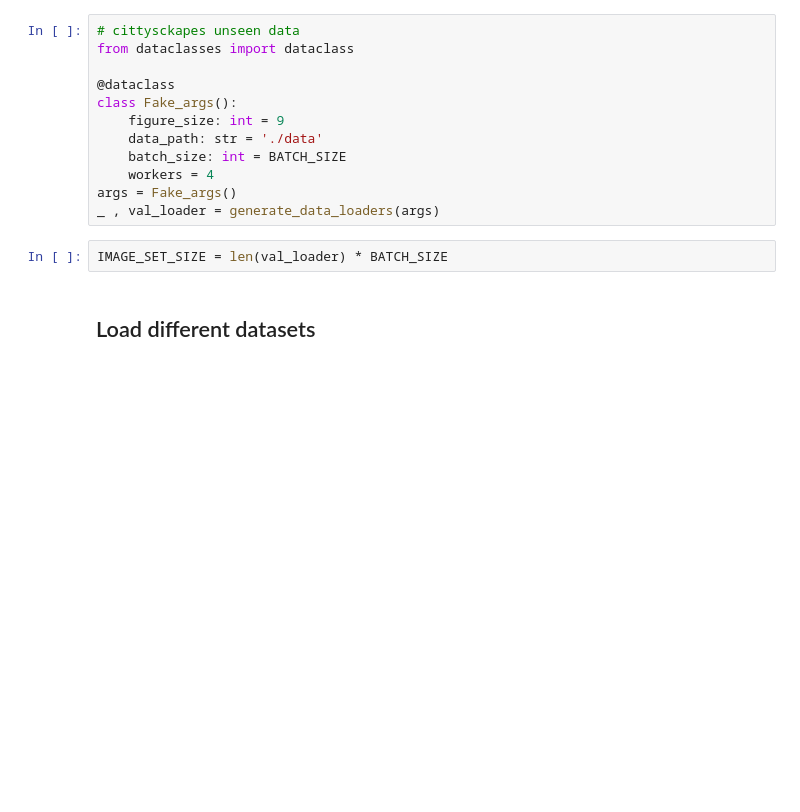
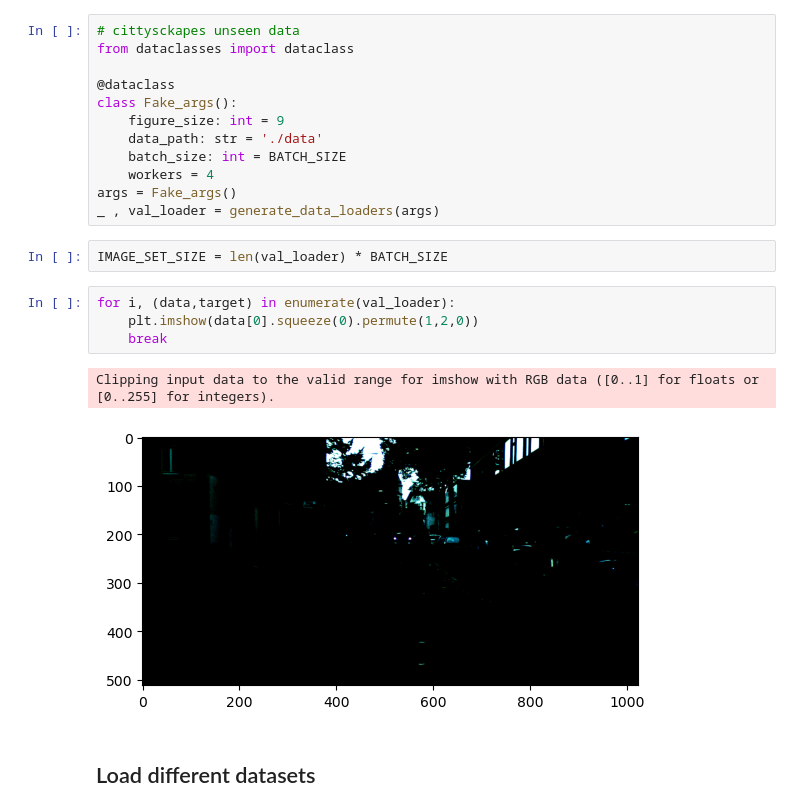
Before and after one commit to RanxP/DeepLearning, a Jupyter notebook: visualize_distributions_one.ipynb, the cells around one changed output. Saved outputs shown, nothing was run; the diff lists cells and outputs as text; blank space fills up the shorter version.

Commit message:
fix visualize distributions one

```diff
--- a/visualize_distributions_one.ipynb
+++ b/visualize_distributions_one.ipynb
@@ -59,6 +59,13 @@ args = Fake_args()
 _ , val_loader = generate_data_loaders(args)
 # %%
 IMAGE_SET_SIZE = len(val_loader) * BATCH_SIZE
+# %%
+for i, (data,target) in enumerate(val_loader):
+    plt.imshow(data[0].squeeze(0).permute(1,2,0))
+    break
+# %% [output]
+Clipping input data to the valid range for imshow with RGB data ([0..1] for floats or [0..255] for integers).
+[figure, added]
 # %% [markdown]
 ## Load different datasets
 # %%
```
Also changed, not shown: 2 other files.
